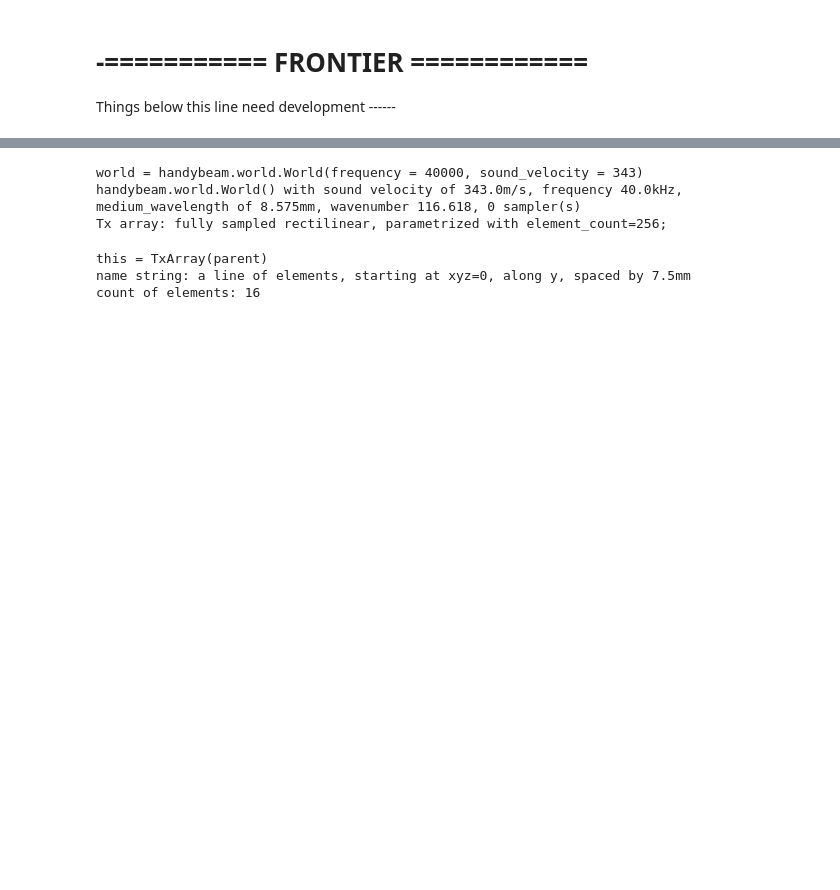
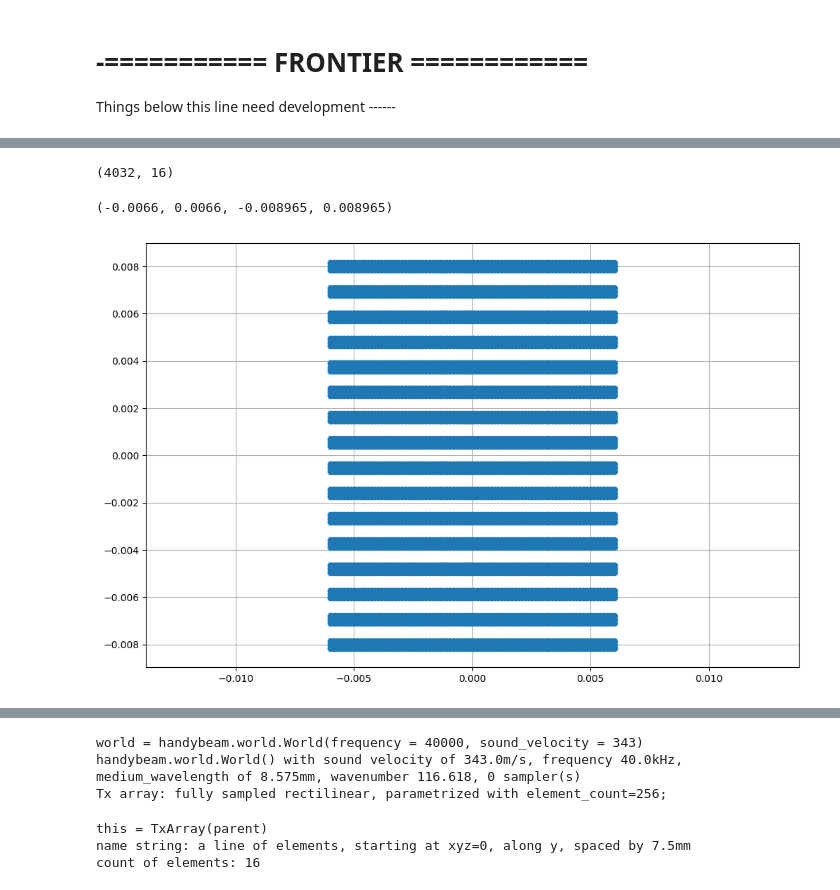
Before and after one commit to ultraleap/HandyBeam-Strathclyde, a Jupyter notebook: hello_world.ipynb, the cells around one changed output, grey strips where cells are left out. Drawn from its saved outputs; the diff is of its cells as text; code cells hidden in the pictures; blank space fills up the shorter version.

```diff
--- a/hello_world.ipynb
+++ b/hello_world.ipynb
@@ -88,3 +78,10 @@ NameError: name 'array_builder' is not defined
 # %% [markdown]
 # -=========== FRONTIER ============
 Things below this line need development  ------
+# %%
+importlib.reload(strathclyde)
+
+array_builder=strathclyde.LinearArray(sampling_density=60,element_width=0.3e-3)
+#q=array_builder.create_point_cloud_for_array_element(passive_aperture=5e-3,active_aperture=3e-3,element_position=np.array((0,0,0)))
+q=array_builder.create_point_cloud_all_elements()
+q
@@ -90,0 +166,12 @@ Things below this line need development  ------
+# %%
+q.shape
+# %% [output]
+(4032, 16)
+# %%
+plt.figure(figsize=(12,8),dpi=100)
+plt.plot(q[:,0],q[:,1],'o')
+plt.grid(True)
+plt.axis('equal')
+# %% [output]
+(-0.0066, 0.0066, -0.008965, 0.008965)
+[figure, added]
```
Also changed, not shown: parts of 18 cells of this notebook, 4 other files.
